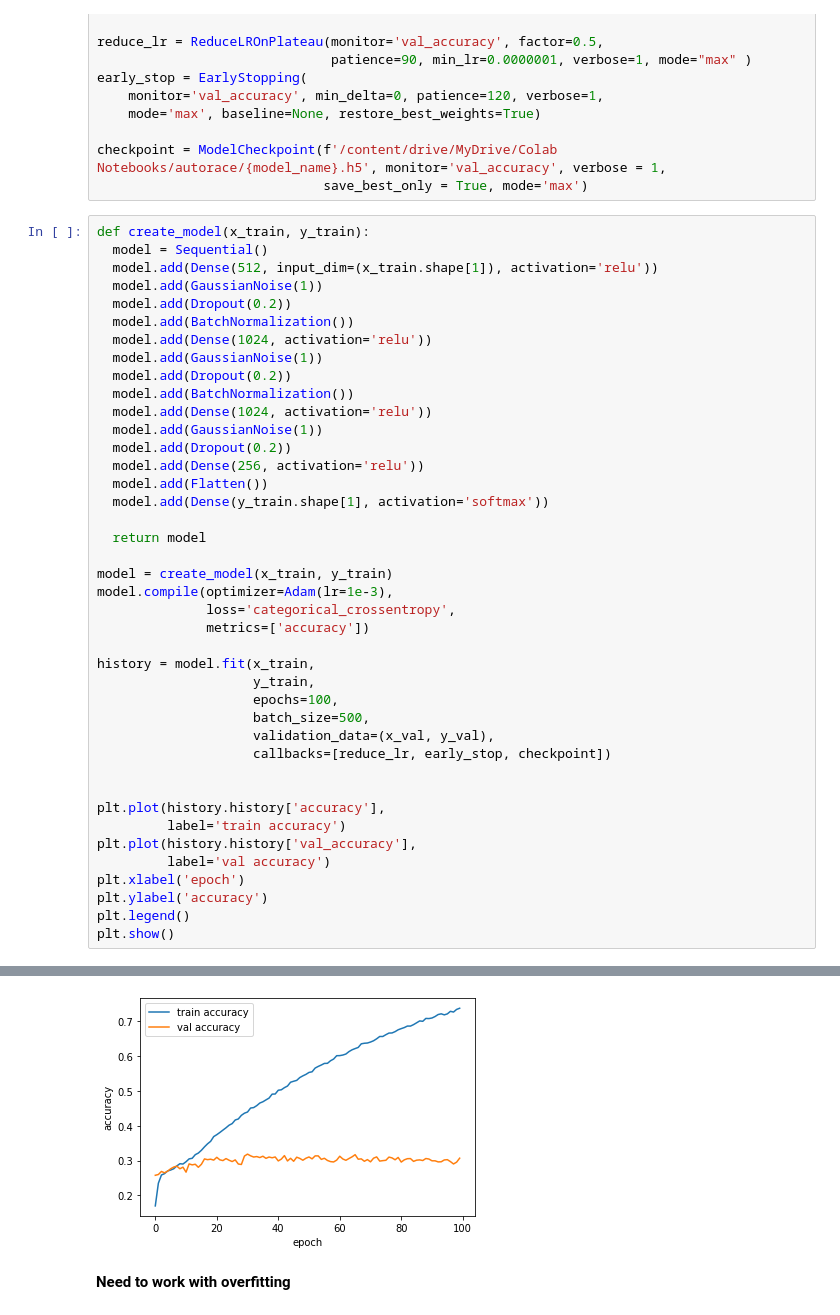
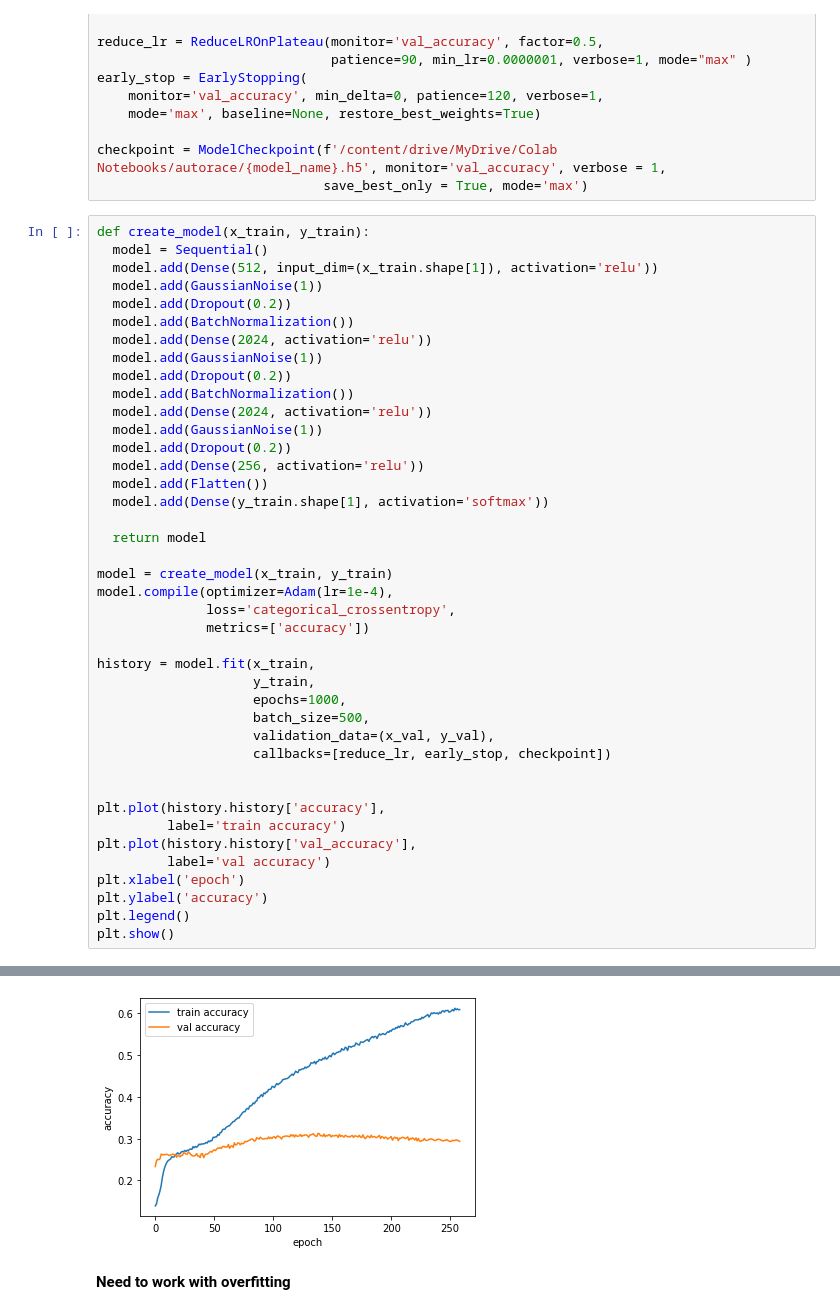
Before and after one commit to VladimirBlinov/autorace, a Jupyter notebook: autorace_prediction.ipynb, the cells around one changed output, grey strips where cells are left out. Cells and saved outputs as stored; diff of their text form.

```diff
--- a/autorace_prediction.ipynb
+++ b/autorace_prediction.ipynb
@@ -700,11 +700,11 @@ def create_model(x_train, y_train):
   model.add(GaussianNoise(1))
   model.add(Dropout(0.2))
   model.add(BatchNormalization())
-  model.add(Dense(1024, activation='relu'))
+  model.add(Dense(2024, activation='relu'))
   model.add(GaussianNoise(1))
   model.add(Dropout(0.2))
   model.add(BatchNormalization())
-  model.add(Dense(1024, activation='relu'))
+  model.add(Dense(2024, activation='relu'))
   model.add(GaussianNoise(1))
   model.add(Dropout(0.2))
   model.add(Dense(256, activation='relu'))
@@ -714,13 +714,13 @@ def create_model(x_train, y_train):
   return model
 
 model = create_model(x_train, y_train)
-model.compile(optimizer=Adam(lr=1e-3),
+model.compile(optimizer=Adam(lr=1e-4),
               loss='categorical_crossentropy',
               metrics=['accuracy'])
 
 history = model.fit(x_train,
                     y_train,
-                    epochs=100,
+                    epochs=1000,
                     batch_size=500,
                     validation_data=(x_val, y_val),
                     callbacks=[reduce_lr, early_stop, checkpoint])
@@ -755,4 +755,4 @@ Epoch 00100: val_accuracy did not improve from 0.31851
-[figure, old version]
+[figure, new version]
 # %% [markdown]
 **Need to work with overfitting**
 # %% [markdown]
```
Also changed, not shown: parts of 2 cells of this notebook.
